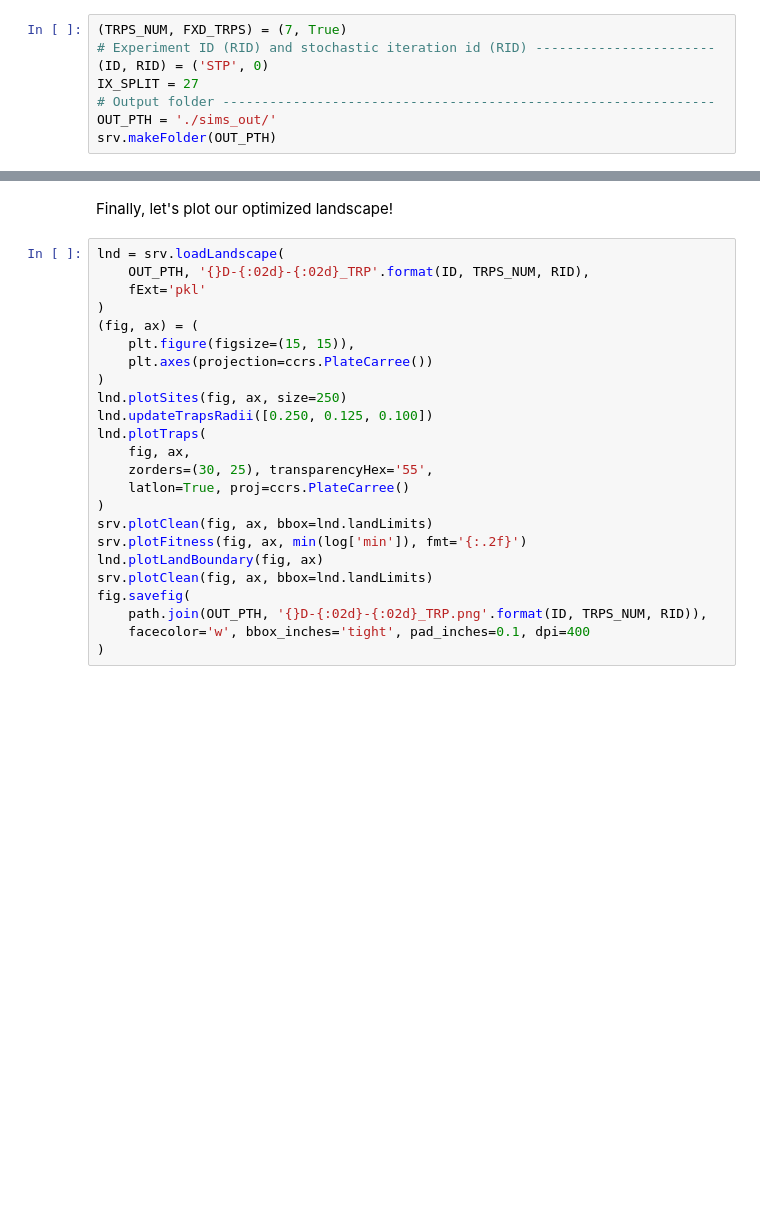
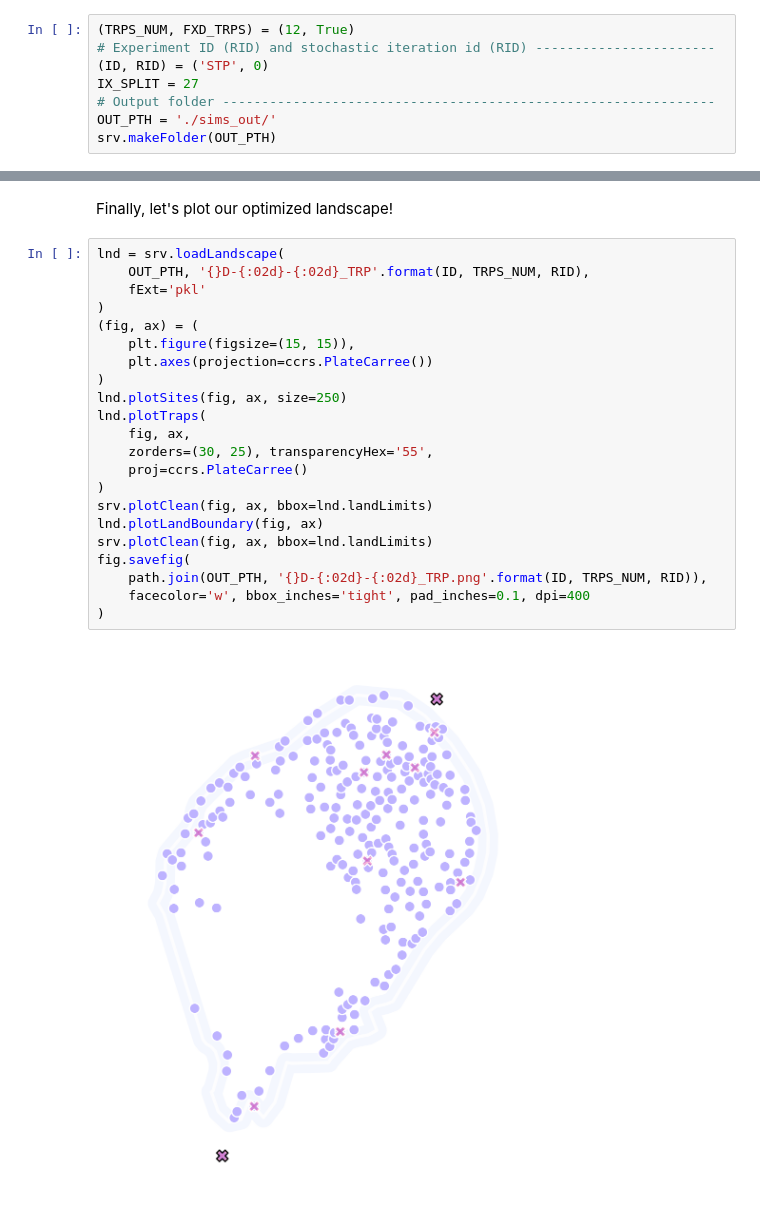
Before and after one commit to Chipdelmal/MGSurvE, a Jupyter notebook: MGSurvE/demos/STP/STP-Discrete.ipynb, the cells around one changed output, grey strips where cells are left out. Cells and saved outputs as stored; diff of their text form; blank space fills up the shorter version.

```diff
--- a/MGSurvE/demos/STP/STP-Discrete.ipynb
+++ b/MGSurvE/demos/STP/STP-Discrete.ipynb
@@ -18,7 +18,7 @@ import MGSurvE as srv
 # %% [markdown]
 We will now setup some of the experiment's constants. In this case we will setup the experiment to 7 traps (`TRPS`) by default with the option to set two traps as fixed (`FXD_TRPS`) as `True`. These fixed traps will be located in two small landmasses at the north and south of the main São Tomé landscape. The experiment id `ID` is just a label for the output files, with the run id `RID` being used for iterations of the stochastic optimization process; and the `IX_SPLIT` used to separate to separate sites in São Tomé from the ones in the island of Príncipe. Finally, we will create a folder to export our results into.
 # %%
-(TRPS_NUM, FXD_TRPS) = (7, True)
+(TRPS_NUM, FXD_TRPS) = (12, True)
 # Experiment ID (RID) and stochastic iteration id (RID) -----------------------
 (ID, RID) = ('STP', 0)
 IX_SPLIT = 27
@@ -174,24 +188,24 @@ Finally, let's plot our optimized landscape!
 # %%
 lnd = srv.loadLandscape(
     OUT_PTH, '{}D-{:02d}-{:02d}_TRP'.format(ID, TRPS_NUM, RID),
     fExt='pkl'
 )
 (fig, ax) = (
     plt.figure(figsize=(15, 15)),
     plt.axes(projection=ccrs.PlateCarree())
 )
 lnd.plotSites(fig, ax, size=250)
-lnd.updateTrapsRadii([0.250, 0.125, 0.100])
 lnd.plotTraps(
     fig, ax,
     zorders=(30, 25), transparencyHex='55',
-    latlon=True, proj=ccrs.PlateCarree()
+    proj=ccrs.PlateCarree()
 )
 srv.plotClean(fig, ax, bbox=lnd.landLimits)
-srv.plotFitness(fig, ax, min(log['min']), fmt='{:.2f}')
 lnd.plotLandBoundary(fig, ax)
 srv.plotClean(fig, ax, bbox=lnd.landLimits)
 fig.savefig(
     path.join(OUT_PTH, '{}D-{:02d}-{:02d}_TRP.png'.format(ID, TRPS_NUM, RID)),
     facecolor='w', bbox_inches='tight', pad_inches=0.1, dpi=400
 )
+# %% [output]
+[figure, added]
```
Also changed, not shown: parts of 3 cells of this notebook, 1 other file.
